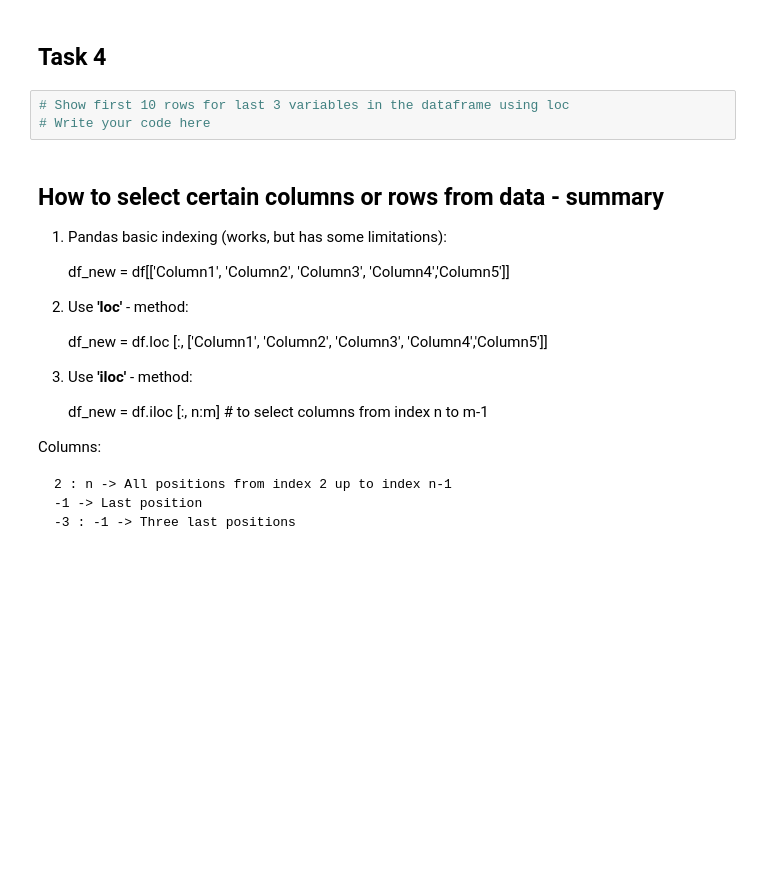
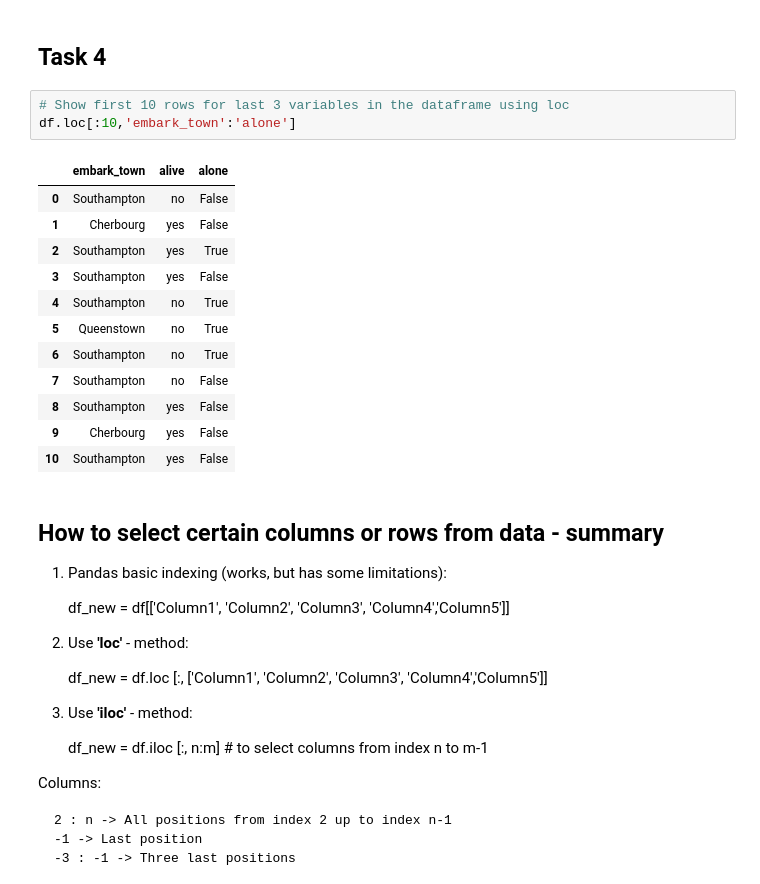
Before and after one commit to buicaothe/PYTHON, a Jupyter notebook: DATA MANAGEMENT/Labweek38/Pandas_Basics.ipynb, the cells around one changed output. Drawn from its saved outputs; the diff is of its cells as text; blank space fills up the shorter version.

```diff
--- a/DATA MANAGEMENT/Labweek38/Pandas_Basics.ipynb
+++ b/DATA MANAGEMENT/Labweek38/Pandas_Basics.ipynb
@@ -121,7 +239,20 @@ df.columns
 ## Task 4
 # %%
 # Show first 10 rows for last 3 variables in the dataframe using loc
-# Write your code here
+df.loc[:10,'embark_town':'alone']
+# %% [output]
+|  | embark_town | alive | alone |
+| 0 | Southampton | no | False |
+| 1 | Cherbourg | yes | False |
+| 2 | Southampton | yes | True |
+| 3 | Southampton | yes | False |
+| 4 | Southampton | no | True |
+| 5 | Queenstown | no | True |
+| 6 | Southampton | no | True |
+| 7 | Southampton | no | False |
+| 8 | Southampton | yes | False |
+| 9 | Cherbourg | yes | False |
+| 10 | Southampton | yes | False |
 # %% [markdown]
 ## How to select certain columns or rows from data - summary
 1. Pandas basic indexing (works, but has some limitations):
```
Also changed, not shown: parts of 25 cells of this notebook, 4 other files.
